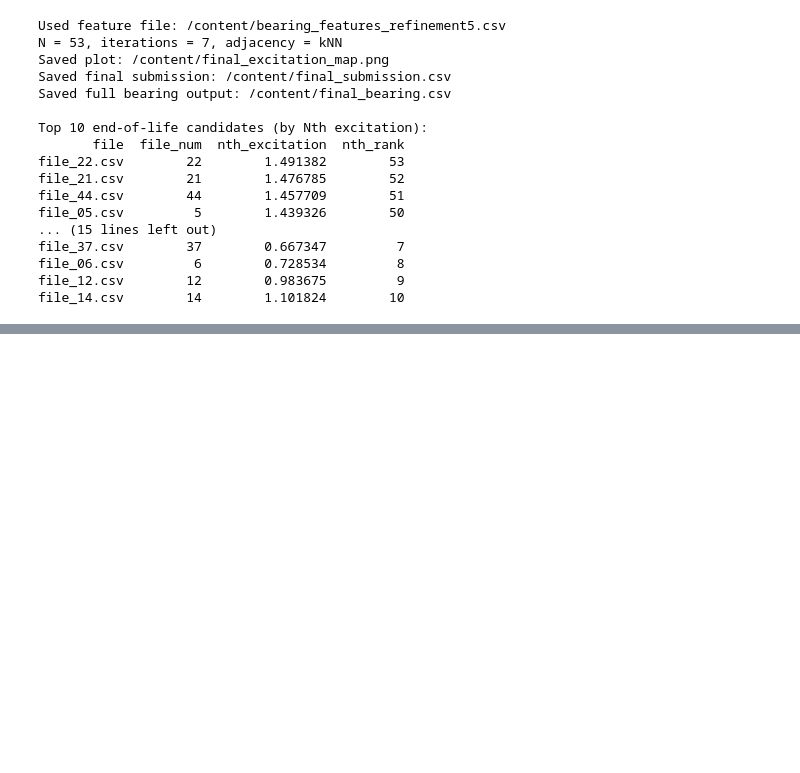
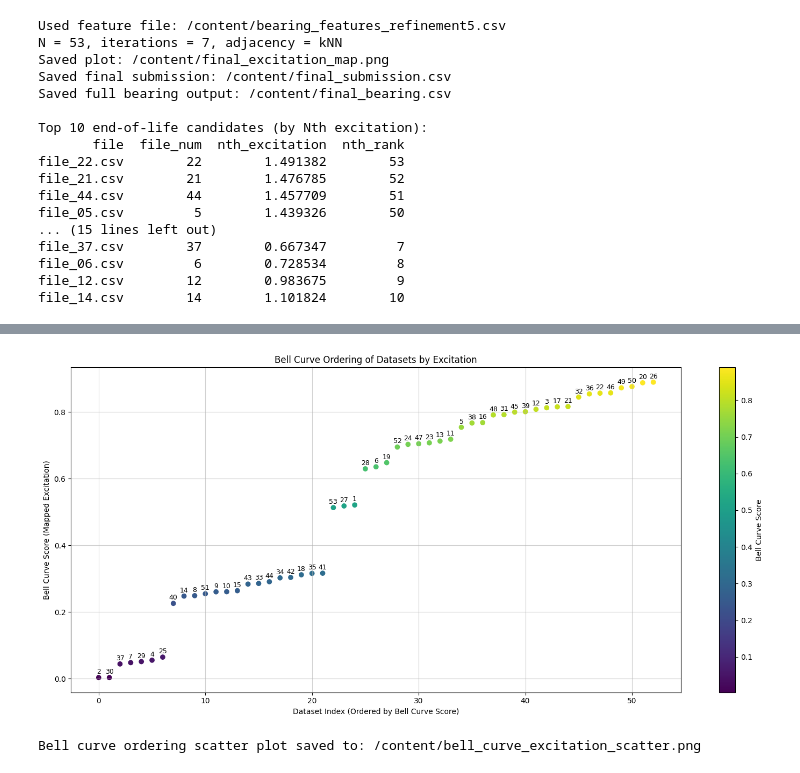
Before and after one commit to LordRelentless/Order-Reconstruction-Data-Analysis-Challenge-Nth-Mathematics, a Jupyter notebook: Innocentive_Scrambled_Data_Sim_Nth_Mathematics.ipynb, the cells around one changed output, grey strips where cells are left out. Saved outputs shown, nothing was run; the diff lists cells and outputs as text; code cells hidden in the pictures; blank space fills up the shorter version.

```diff
--- a/Innocentive_Scrambled_Data_Sim_Nth_Mathematics.ipynb
+++ b/Innocentive_Scrambled_Data_Sim_Nth_Mathematics.ipynb
@@ -2496,0 +3976,60 @@ file_14.csv        14        1.101824        10
+# %%
+import pandas as pd
+import numpy as np
+import matplotlib.pyplot as plt
+from scipy.stats import norm
+import os
+
+# Define the path to the bearing features file containing excitation values
+# We need the excitation values, which are in final_bearing.csv
+bearing_features_file = "/content/final_bearing.csv"
+output_plot_file = "/content/bell_curve_excitation_scatter.png"
+
+if os.path.exists(bearing_features_file):
+    df = pd.read_csv(bearing_features_file)
+
+    # Check if 'nth_excitation' and 'file_num' columns exist
+    if 'nth_excitation' in df.columns and 'file_num' in df.columns:
+        excitation_values = df['nth_excitation'].to_numpy()
+
+        # 1. Standardize the excitation values (calculate Z-scores)
+        mean_exc = np.mean(excitation_values)
+        std_exc = np.std(excitation_values)
+        z_scores = (excitation_values - mean_exc) / (std_exc + 1e-12) # Add small epsilon for stability
+
+        # 2. Map Z-scores to percentiles of a standard normal distribution (CDF)
+        bell_curve_scores = norm.cdf(z_scores)
+
+        df['bell_curve_score'] = bell_curve_scores
+
+        # Sort by bell_curve_score to get the desired order for plotting
+        df_sorted_by_bell_score = df.sort_values('bell_curve_score').reset_index(drop=True)
+
+        # Create the scatter plot
+        plt.figure(figsize=(15, 7))
+        # Use the index of the sorted dataframe as the x-axis for ordering
+        plt.scatter(df_sorted_by_bell_score.index, df_sorted_by_bell_score['bell_curve_score'], c=df_sorted_by_bell_score['bell_curve_score'], cmap='viridis')
+
+        # Add labels for file numbers
+        for i, row in df_sorted_by_bell_score.iterrows():
+            plt.annotate(int(row['file_num']), (i, row['bell_curve_score']), textcoords="offset points", xytext=(0,5), ha='center', fontsize=9)
+
+        plt.title('Bell Curve Ordering of Datasets by Excitation')
+        plt.xlabel('Dataset Index (Ordered by Bell Curve Score)')
+        plt.ylabel('Bell Curve Score (Mapped Excitation)')
+        plt.grid(True, alpha=0.6)
+        plt.colorbar(label='Bell Curve Score')
+        plt.tight_layout()
+        plt.savefig(output_plot_file)
+        plt.show()
+
+        print(f"Bell curve ordering scatter plot saved to: {output_plot_file}")
+
+    else:
+        print(f"Required columns ('nth_excitation' or 'file_num') not found in {bearing_features_file}. Please ensure they are generated.")
+
+else:
+    print(f"Bearing features file not found at {bearing_features_file}. Please run the feature extraction code first.")
+# %% [output]
+[figure, added]
+Bell curve ordering scatter plot saved to: /content/bell_curve_excitation_scatter.png
```
Also changed, not shown: parts of 9 cells of this notebook.
